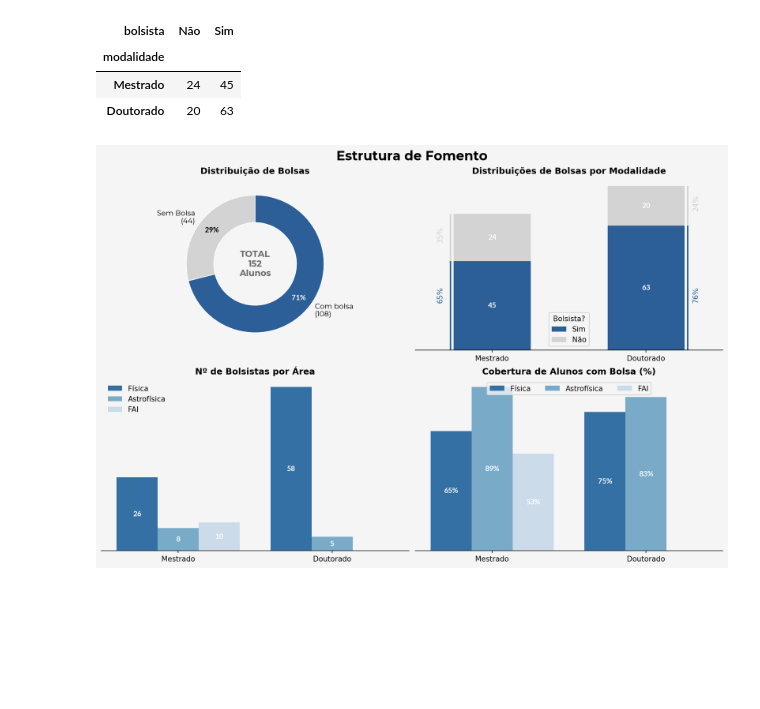
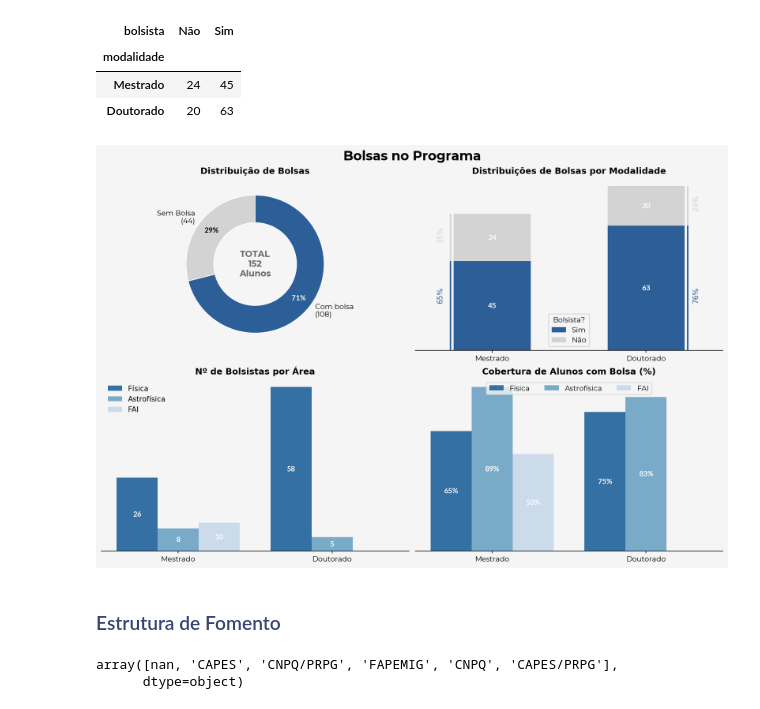
Before and after one commit to victorccampos/Portfolio-Dados, a Jupyter notebook: EDA-PosFisicaUFMG.ipynb, the cells around one changed output. Saved outputs shown, nothing was run; the diff lists cells and outputs as text; code cells hidden in the pictures; blank space fills up the shorter version.

Commit message:
Mudanda no primeiro visual.

```diff
--- a/EDA-PosFisicaUFMG.ipynb
+++ b/EDA-PosFisicaUFMG.ipynb
@@ -133,2 +52,8 @@ plt.rcParams.update(config)
+# %%
+def apply_tick_fonts(ax, *, font=font):
+    for a in ax:
+        for text in (*a.get_xticklabels(),*a.get_yticklabels()):
+            if text is not None:
+                text.set_fontproperties(font)
 # %% [markdown]
 ---
@@ -137 +60,4 @@ plt.rcParams.update(config)
+# %%
+# Carregando os dados limpos.
+pos_grad = pd.read_csv("fisica-ufmg.csv")
 # %% [markdown]
@@ -296,7 +334,7 @@ ct_modalidade_bolsista
 fig, axs = plt.subplots(
     nrows=2, ncols=2, figsize=(12, 8), dpi=150, layout="constrained"
 )
-fig.suptitle("Estrutura de Fomento", font=boldfont, size=18)
+fig.suptitle("Bolsas no Programa", font=boldfont, size=18)
 ax1, ax2, ax3, ax4 = axs.flatten()
 
 # --- AX1 ---
@@ -336,7 +374,7 @@ ct_modalidade_bolsista[["Sim", "Não"]].plot(
 )
 ax2.tick_params(axis="x", rotation=0)
 ax2.set_xlabel("")
-ax2.legend(title="Bolsista?")
+ax2.legend(title="Bolsista?",prop=font, title_fontproperties=font)
 sns.despine(ax=ax2, left=True)
 ax2.set_yticks([])
 for i, bar_container in enumerate(ax2.containers):
@@ -406,7 +444,7 @@ ax3.set_xlabel("")
 ax3.set_yticks([])
 for i, bar_container in enumerate(ax3.containers):
     ax3.bar_label(
-        ax3.containers[i], label_type="center", font=digit_font, color="white"
+        ax3.containers[i], label_type="center", font=digit_font, color="white", fontweight="bold"
     )
 handles, labels = ax3.get_legend_handles_labels()
 labels[2] = "FAI"
@@ -416,33 +454,42 @@ ax3.legend(handles=handles, labels=labels, title="", frameon=False, loc="upper l
 # Cobertura de Bolsas por Área (%)
 ax4.set_title("Cobertura de Alunos com Bolsa (%)")
 sns.barplot(
     data=pos_grad,
     x="modalidade",
     y="bolsista",
     hue="area_de_concentracao",
     palette="Blues_r",
     errorbar=None,
     ax=ax4,
 )
 ax4.set_xlabel("")
 ax4.set_ylabel("")
 for i, bar_container in enumerate(ax4.containers):
     ax4.bar_label(
         ax4.containers[i],
         label_type="center",
         font=digit_font,
         color="white",
         fmt=lambda x: f"{x:.0%}",
     )
 ax4.set_yticks([])
 handles, labels = ax4.get_legend_handles_labels()
 labels[2] = "FAI"
-ax4.legend(handles=handles, labels=labels, title="", ncols=3, loc="upper center")
+ax4.legend(handles=handles, labels=labels, title="", ncols=3, loc="upper center", prop=font)
 sns.despine(left=True, ax=ax4)
 # ---
 
+apply_tick_fonts(ax=fig.get_axes())
+fig.savefig(f"{IMG_PATH}/BolsasDaPG.png", format="png", bbox_inches="tight")
 
-fig.savefig("EstruturaDeFomento.pdf", format="pdf", bbox_inches="tight")
+
 plt.show()
 # %% [output]
-[figure, old version]
+[figure, new version]
+# %% [markdown]
+### <font color="#384572"> Estrutura de Fomento</font>
+# %%
+pos_grad["agencia"].unique()
+# %% [output]
+array([nan, 'CAPES', 'CNPQ/PRPG', 'FAPEMIG', 'CNPQ', 'CAPES/PRPG'],
+      dtype=object)
```
Also changed, not shown: parts of 41 cells of this notebook.
